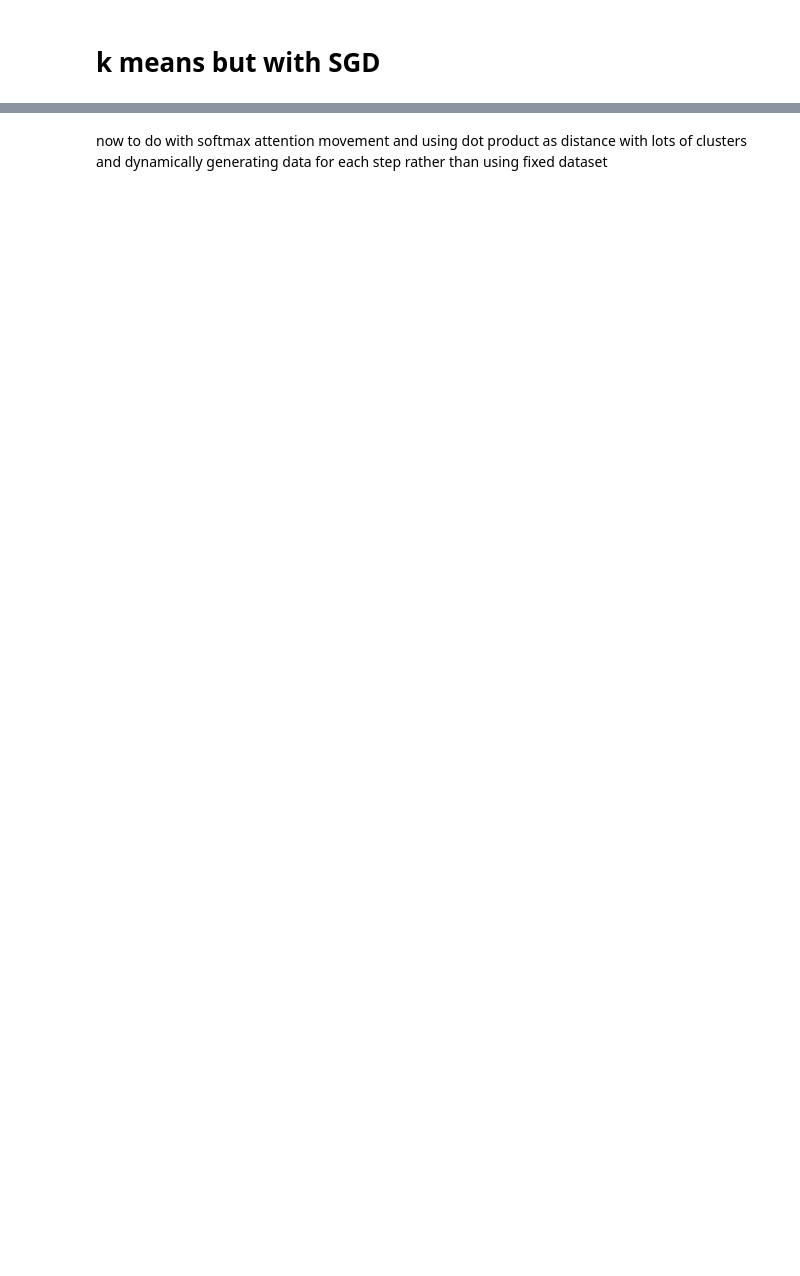
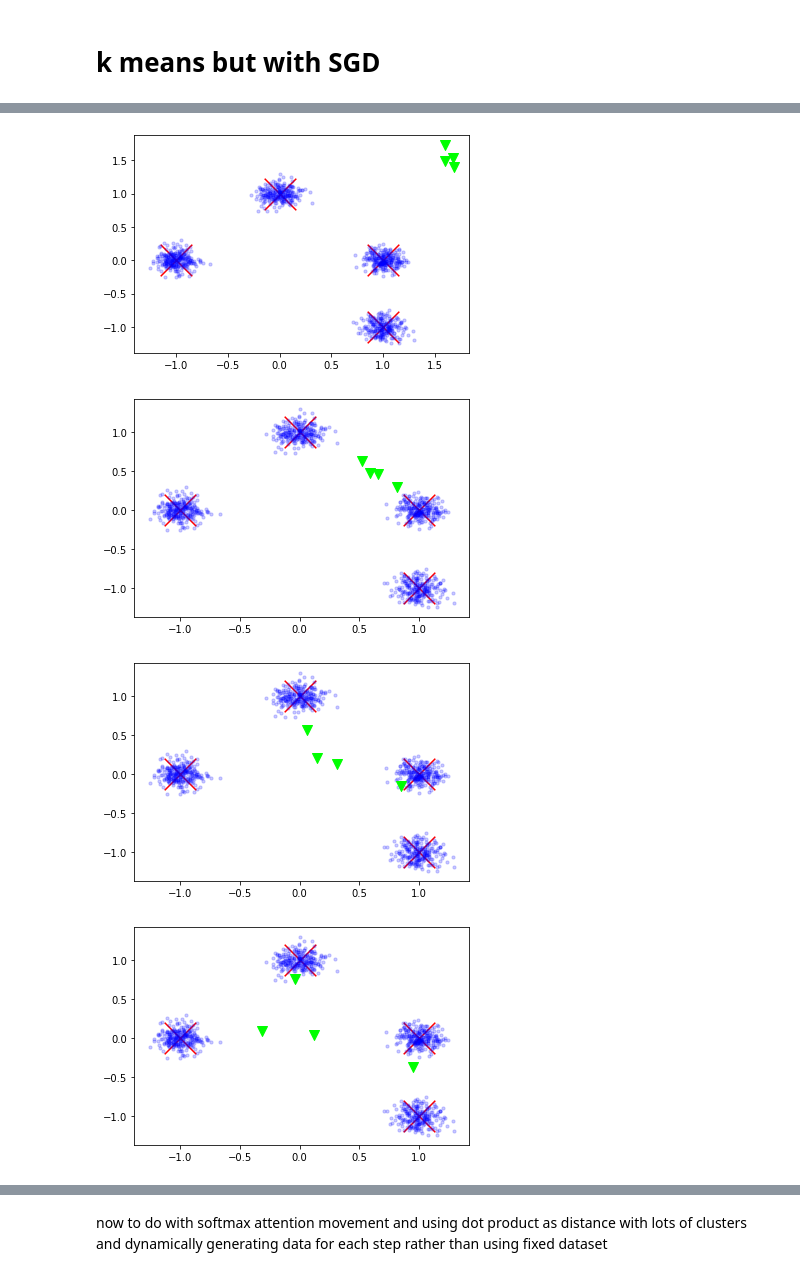
Before and after one commit to akarshkumar0101/transformer-memory, a Jupyter notebook: k_means.ipynb, the cells around one changed output, grey strips where cells are left out. Drawn from its saved outputs; the diff is of its cells as text; code cells hidden in the pictures; blank space fills up the shorter version.

```diff
--- a/k_means.ipynb
+++ b/k_means.ipynb
@@ -81,0 +95,36 @@ for i in range(50):
+# %%
+np.random.seed(0)
+
+alpha = .3 # alpha=0 means the centroid teleports and becomes k means clustering
+theta = np.random.randn(4, 2)/10. + 1.5
+
+x = generate_data(1000)
+
+for i in range(10):
+    plt.scatter(*means.T, marker='x', color='r', s=1000)
+    plt.scatter(*x.T, marker='o', color=(0, 0, 1., 0.2), s=10)
+    plt.scatter(*theta.T, marker='v', color=(0, 1., 0, 1.), s=100)
+    plt.show()
+
+    beta = 5.
+    dists = np.linalg.norm(theta[:, None, :]-x, axis=-1)
+    # idx = dists.argmin(axis=0)
+    dt = scipy.special.softmax(beta*-dists, axis=0)
+    dx = scipy.special.softmax(beta*-dists, axis=1)
+    # print(dx)
+    # plt.plot(dx[0])
+    # plt.show()
+
+    # target = np.stack([x[idx==i].mean(axis=0) if (idx==i).sum()>0 else ti for i, ti in enumerate(theta)], axis=0)
+    # target = np.stack([x[idx==i].mean(axis=0) if (idx==i).sum()>0 else ti for i, ti in enumerate(theta)], axis=0)
+    # target = theta
+
+    dtx = scipy.special.softmax(5.*dt, axis=1)
+    target = dtx@x
+
+    theta = alpha*theta + (1-alpha)*target
+# %% [output]
+[figure, added]
+[figure, added]
+[figure, added]
+[figure, added]
```
Also changed, not shown: parts of 6 cells of this notebook, 1 other file.
